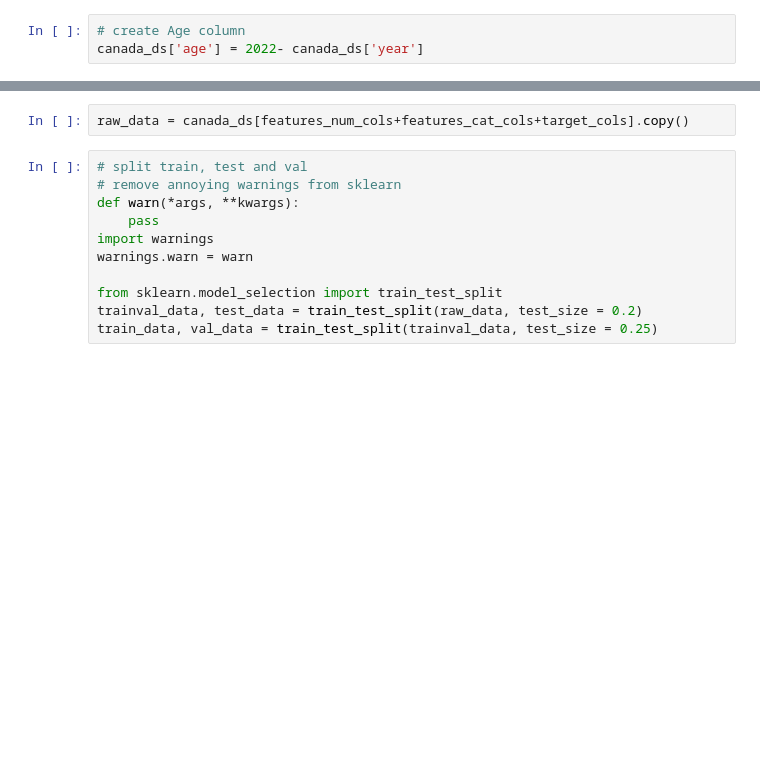
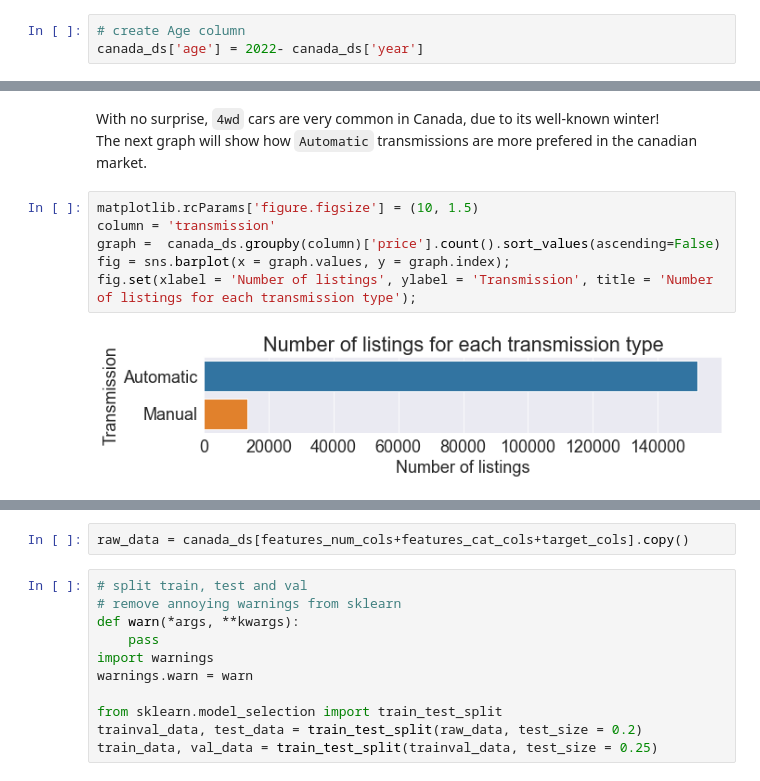
Before and after one commit to zaitrik/used_cars_prices, a Jupyter notebook: used_cars_prices.ipynb, the cells around one changed output, grey strips where cells are left out. Drawn from its saved outputs; the diff is of its cells as text; blank space fills up the shorter version.

```diff
--- a/used_cars_prices.ipynb
+++ b/used_cars_prices.ipynb
@@ -67,0 +227,11 @@ fig = sns.scatterplot(y ='price',x='miles', hue = 'age',data =canada_ds,s=10);
+# %% [markdown]
+With no surprise, `4wd` cars are very common in Canada, due to its well-known winter!
+The next graph will show how `Automatic` transmissions are more prefered in the canadian market.
+# %%
+matplotlib.rcParams['figure.figsize'] = (10, 1.5)
+column = 'transmission'
+graph =  canada_ds.groupby(column)['price'].count().sort_values(ascending=False)
+fig = sns.barplot(x = graph.values, y = graph.index);
+fig.set(xlabel = 'Number of listings', ylabel = 'Transmission', title = 'Number of listings for each transmission type');
+# %% [output]
+[figure, added]
```
Also changed, not shown: parts of 64 cells of this notebook.
